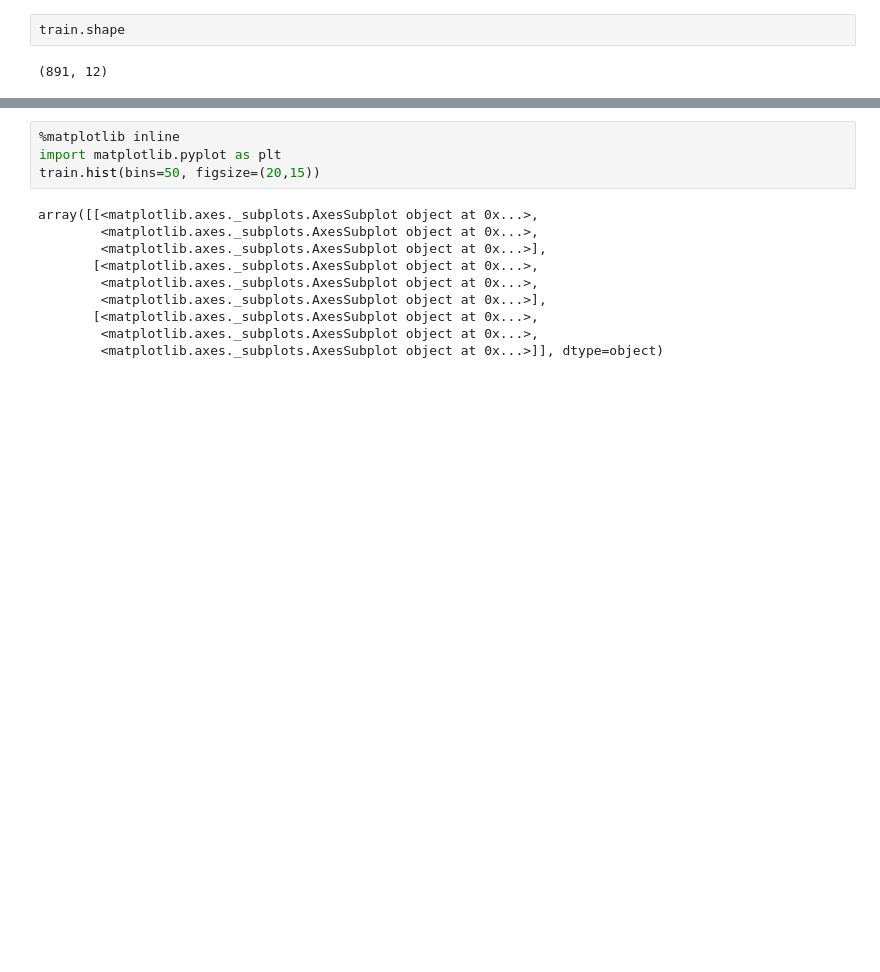
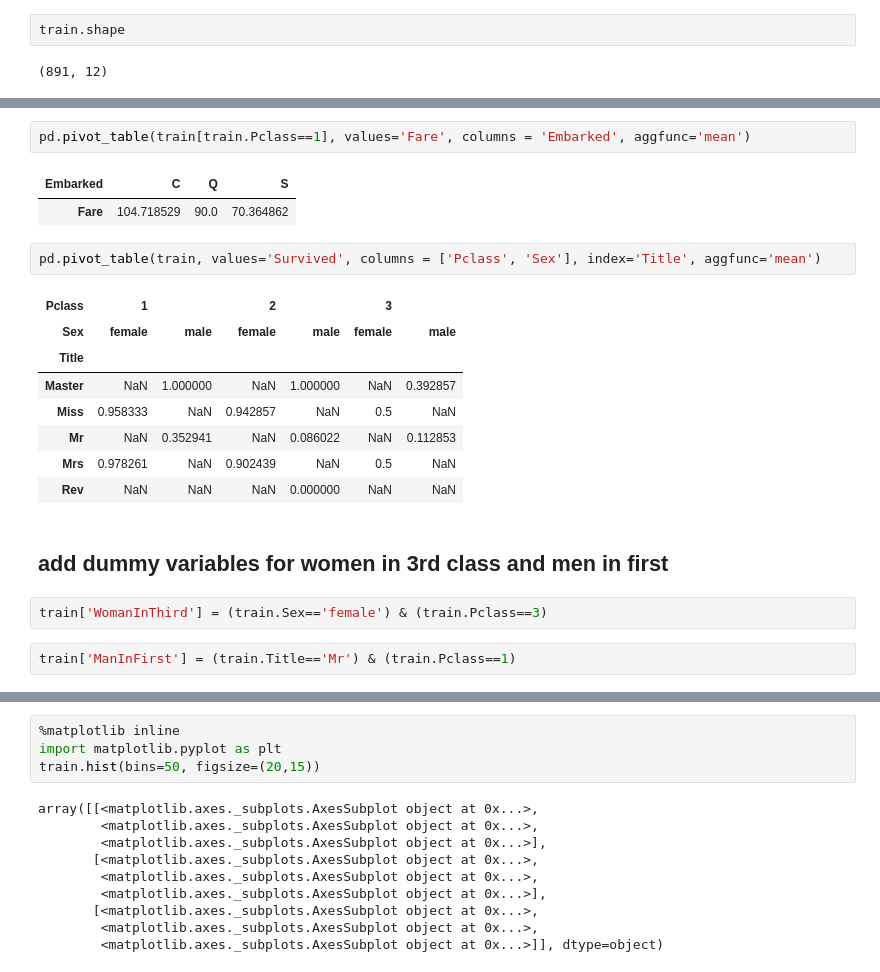
Before and after one commit to psciamma/Scikit-Learn-Projects, a Jupyter notebook: Kaggle_Titanic.ipynb, the cells around one changed output, grey strips where cells are left out. Cells and saved outputs as stored; diff of their text form; blank space fills up the shorter version.

```diff
--- a/Kaggle_Titanic.ipynb
+++ b/Kaggle_Titanic.ipynb
@@ -77,0 +176,22 @@ train.describe()
+# %%
+pd.pivot_table(train[train.Pclass==1], values='Fare', columns = 'Embarked', aggfunc='mean')
+# %% [output]
+| Embarked | C | Q | S |
+| Fare | 104.718529 | 90.0 | 70.364862 |
+# %%
+pd.pivot_table(train, values='Survived', columns = ['Pclass', 'Sex'], index='Title', aggfunc='mean')
+# %% [output]
+| Pclass | 1 |  | 2 |  | 3 |  |
+| Sex | female | male | female | male | female | male |
+| Title |  |  |  |  |  |  |
+| Master | NaN | 1.000000 | NaN | 1.000000 | NaN | 0.392857 |
+| Miss | 0.958333 | NaN | 0.942857 | NaN | 0.5 | NaN |
+| Mr | NaN | 0.352941 | NaN | 0.086022 | NaN | 0.112853 |
+| Mrs | 0.978261 | NaN | 0.902439 | NaN | 0.5 | NaN |
+| Rev | NaN | NaN | NaN | 0.000000 | NaN | NaN |
+# %% [markdown]
+## add dummy variables for women in 3rd class and men in first
+# %%
+train['WomanInThird'] = (train.Sex=='female') & (train.Pclass==3)
+# %%
+train['ManInFirst'] = (train.Title=='Mr') & (train.Pclass==1)
```
Also changed, not shown: parts of 86 cells of this notebook.
